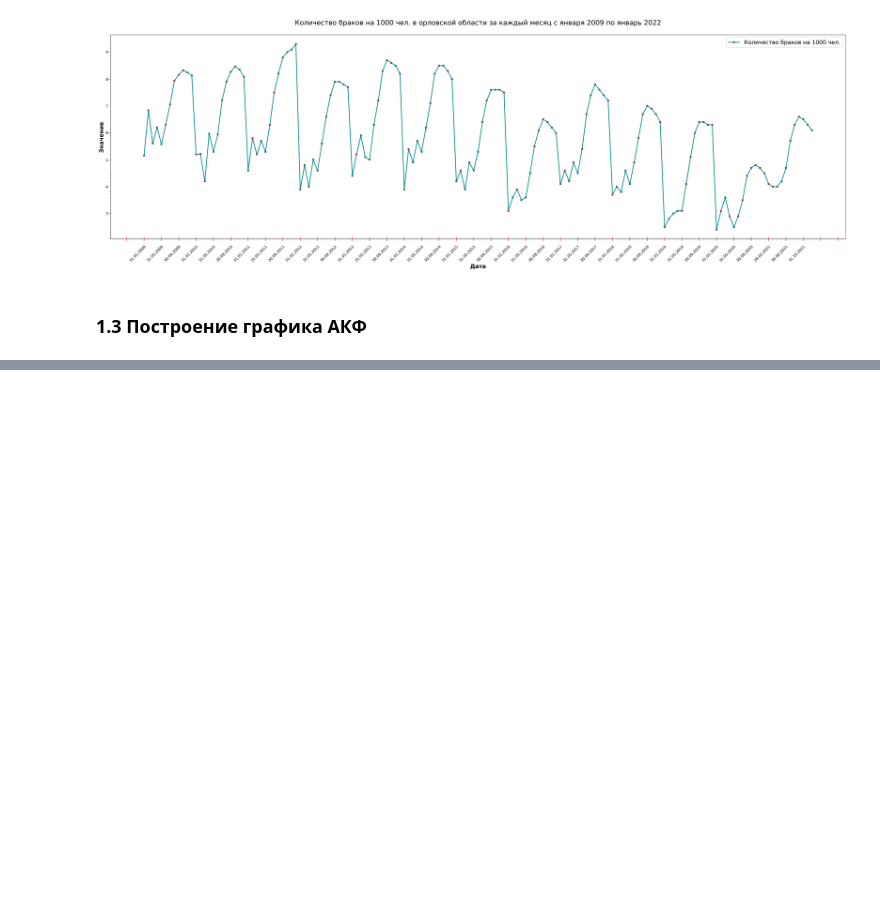
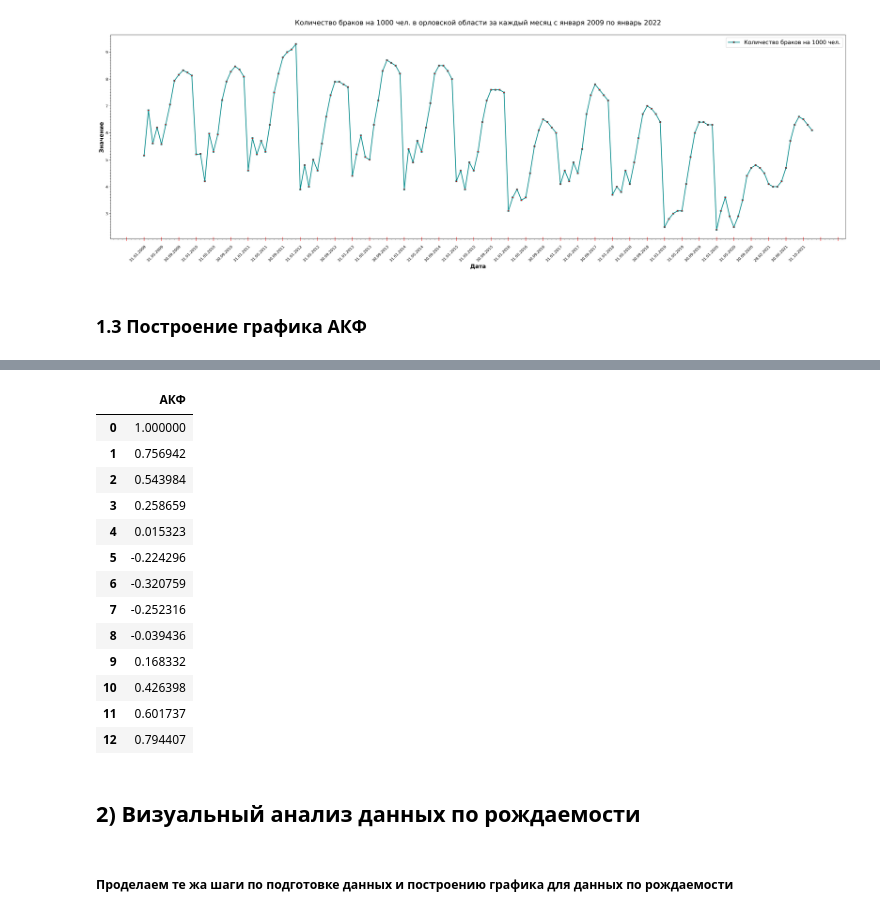
Before and after one commit to maximvscow/birthrate, a Jupyter notebook: RDL.ipynb, the cells around one changed output, grey strips where cells are left out. Drawn from its saved outputs; the diff is of its cells as text; code cells hidden in the pictures; blank space fills up the shorter version.

```diff
--- a/RDL.ipynb
+++ b/RDL.ipynb
@@ -136,0 +137,25 @@ fig = sm.graphics.tsa.plot_acf(df_m_clean['значение'], lags=100, ax=ax,
+# %%
+acf_array = sm.tsa.stattools.acf(df_m_clean['значение'], nlags=40)
+# %%
+acf_df = pd.DataFrame(acf_array, columns = ['АКФ'])
+# %%
+acf_df.head(13)
+# %% [output]
+|  | АКФ |
+| 0 | 1.000000 |
+| 1 | 0.756942 |
+| 2 | 0.543984 |
+| 3 | 0.258659 |
+| 4 | 0.015323 |
+| 5 | -0.224296 |
+| 6 | -0.320759 |
+| 7 | -0.252316 |
+| 8 | -0.039436 |
+| 9 | 0.168332 |
+| 10 | 0.426398 |
+| 11 | 0.601737 |
+| 12 | 0.794407 |
+# %% [markdown]
+## 2) Визуальный анализ данных по рождаемости
+# %% [markdown]
+##### Проделаем те жа шаги по подготовке данных и построению графика для данных по рождаемости
```
Also changed, not shown: parts of 39 cells of this notebook.
